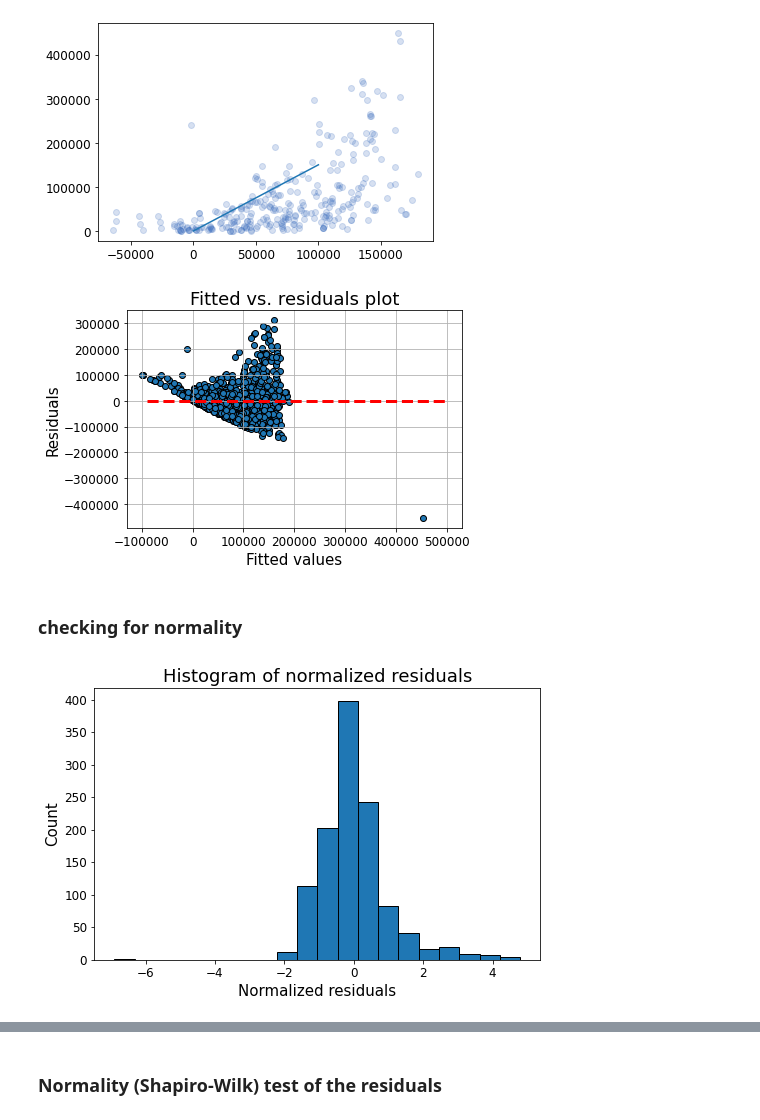
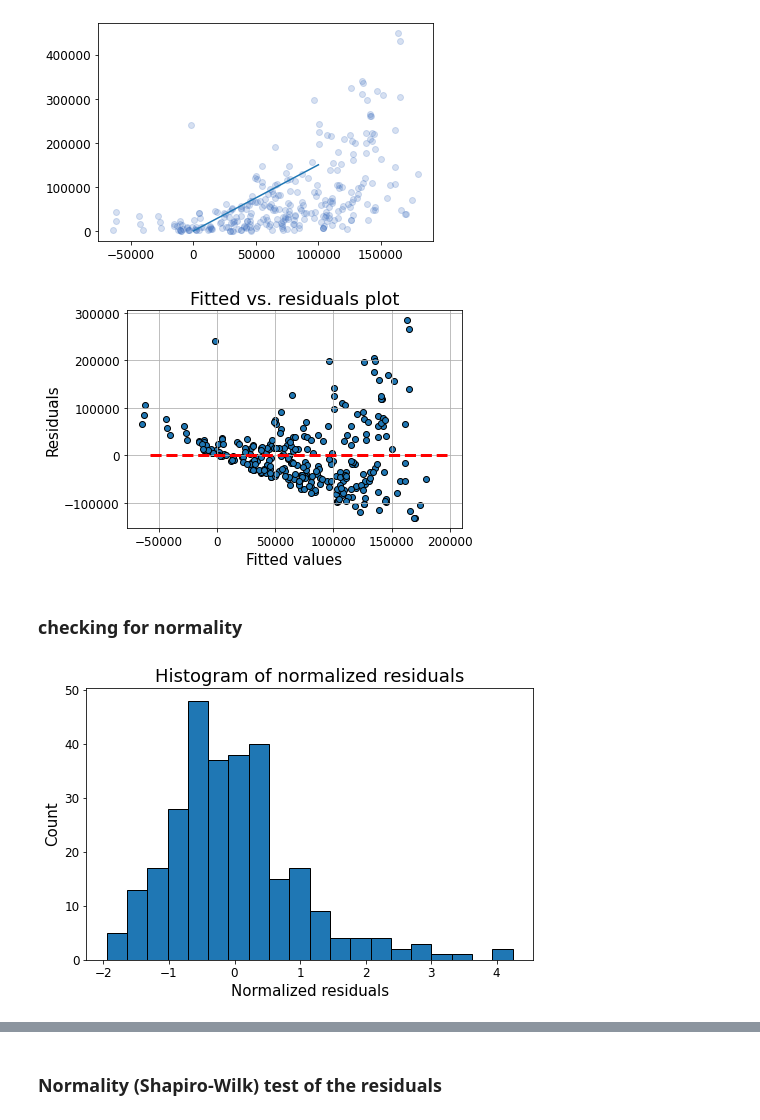
Before and after one commit to racheldilley1/car-sales-predictor, a Jupyter notebook: Notebooks/EDA & Modeling Workbook.ipynb, the cells around one changed output, grey strips where cells are left out. Saved outputs shown, nothing was run; the diff lists cells and outputs as text; code cells hidden in the pictures.

```diff
--- a/Notebooks/EDA & Modeling Workbook.ipynb
+++ b/Notebooks/EDA & Modeling Workbook.ipynb
@@ -877,19 +877,19 @@ plot_pred_vs_actual(X_test7, y_test, lm)
 # %% [output]
 [figure]
 # %%
-prediction = lm.predict(X_train7)
-residual = (y_train - prediction)
+prediction = lm.predict(X_test7)
+residual = (y_test - prediction)
 p=plt.scatter(x=prediction,y=residual,edgecolor='k')
 xmin=min(prediction)
 xmax = max(prediction)
 plt.hlines(y=0,xmin=xmin*0.9,xmax=xmax*1.1,color='red',linestyle='--',lw=3)
 plt.xlabel("Fitted values",fontsize=15)
 plt.ylabel("Residuals",fontsize=15)
 plt.title("Fitted vs. residuals plot",fontsize=18)
 plt.grid(True)
 plt.show()
 # %% [output]
-[figure, old version]
+[figure, new version]
 # %% [markdown]
 ### checking for normality
 # %%
@@ -904,7 +904,7 @@ plt.xlabel('Normalized residuals',fontsize=15)
 plt.title("Histogram of normalized residuals",fontsize=18)
 plt.show()
 # %% [output]
-[figure, old version]
+[figure, new version]
 # %%
 from statsmodels.graphics.gofplots import qqplot
 plt.figure(figsize=(8,5))
```
Also changed, not shown: parts of 1 cell of this notebook, 3 other files.
